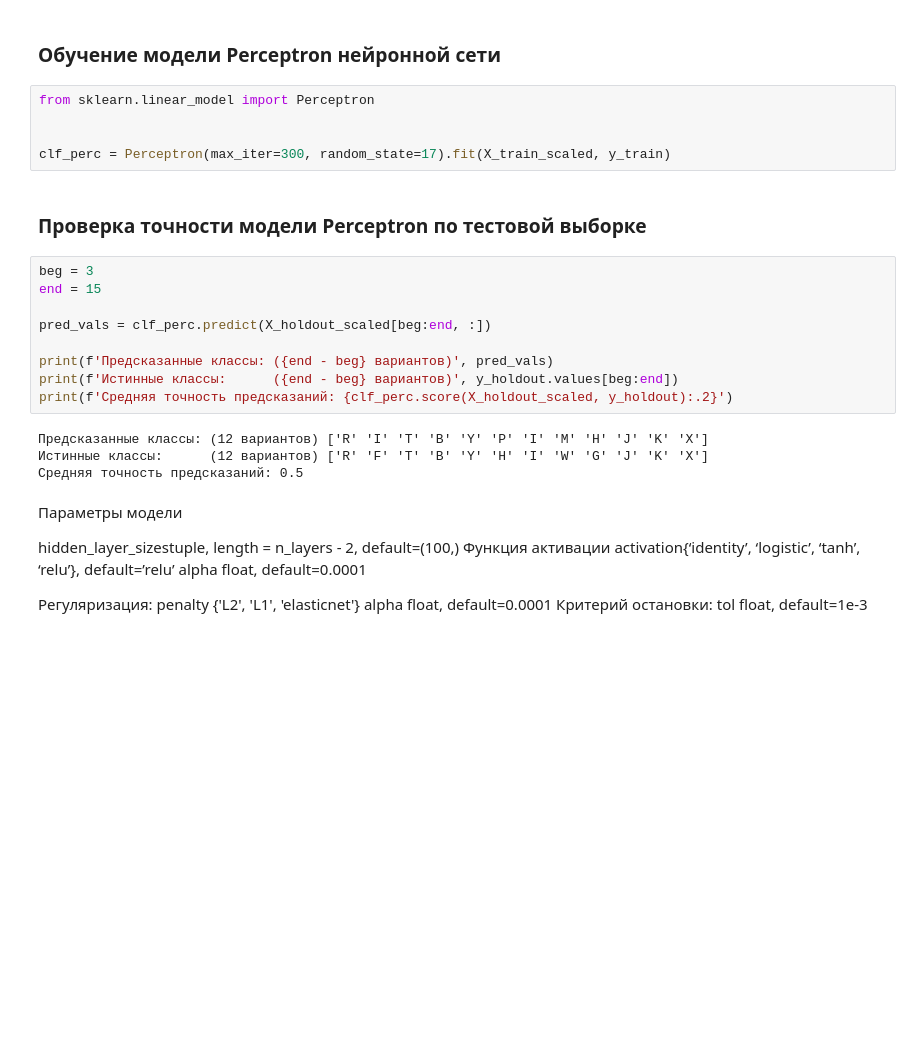
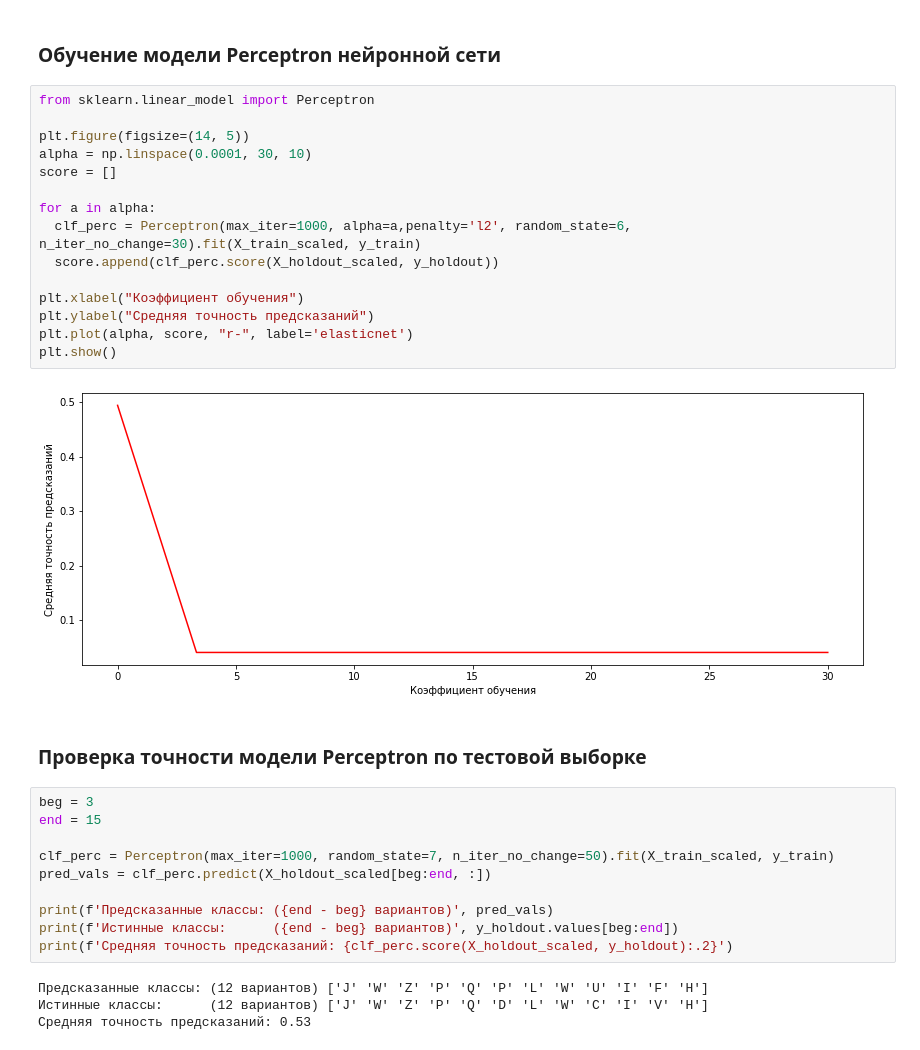
Before and after one commit to AlexyNat/ml, a Jupyter notebook: lab4.ipynb, the cells around one changed output. Saved outputs shown, nothing was run; the diff lists cells and outputs as text; blank space fills up the shorter version.

```diff
--- a/lab4.ipynb
+++ b/lab4.ipynb
@@ -68,34 +108,35 @@ print(f'Средняя точность предсказаний: {clf_mlp.score
 # %% [markdown]
 <h3>Обучение модели Perceptron нейронной сети</h3>
-# %%
-from sklearn.linear_model import Perceptron
-
-
-clf_perc = Perceptron(max_iter=300, random_state=17).fit(X_train_scaled, y_train)
+# %%
+from sklearn.linear_model import Perceptron
+
+plt.figure(figsize=(14, 5))
+alpha = np.linspace(0.0001, 30, 10)
+score = []
+
+for a in alpha:
+  clf_perc = Perceptron(max_iter=1000, alpha=a,penalty='l2', random_state=6, n_iter_no_change=30).fit(X_train_scaled, y_train)
+  score.append(clf_perc.score(X_holdout_scaled, y_holdout))
+
+plt.xlabel("Коэффициент обучения")
+plt.ylabel("Средняя точность предсказаний")
+plt.plot(alpha, score, "r-", label='elasticnet')
+plt.show()
+# %% [output]
+[figure, added]
 # %% [markdown]
 <h3>Проверка точности модели Perceptron по тестовой выборке</h3>
 # %%
 beg = 3
 end = 15
 
+clf_perc = Perceptron(max_iter=1000, random_state=7, n_iter_no_change=50).fit(X_train_scaled, y_train)
 pred_vals = clf_perc.predict(X_holdout_scaled[beg:end, :])
 
 print(f'Предсказанные классы: ({end - beg} вариантов)', pred_vals)
 print(f'Истинные классы:      ({end - beg} вариантов)', y_holdout.values[beg:end])
 print(f'Средняя точность предсказаний: {clf_perc.score(X_holdout_scaled, y_holdout):.2}')
 # %% [output]
-Предсказанные классы: (12 вариантов) ['R' 'I' 'T' 'B' 'Y' 'P' 'I' 'M' 'H' 'J' 'K' 'X']
-Истинные классы:      (12 вариантов) ['R' 'F' 'T' 'B' 'Y' 'H' 'I' 'W' 'G' 'J' 'K' 'X']
-Средняя точность предсказаний: 0.5
+Предсказанные классы: (12 вариантов) ['J' 'W' 'Z' 'P' 'Q' 'P' 'L' 'W' 'U' 'I' 'F' 'H']
+Истинные классы:      (12 вариантов) ['J' 'W' 'Z' 'P' 'Q' 'D' 'L' 'W' 'C' 'I' 'V' 'H']
+Средняя точность предсказаний: 0.53
-# %% [markdown]
-Параметры модели
-
-
-hidden_layer_sizestuple, length = n_layers - 2, default=(100,)
-Функция активации activation{‘identity’, ‘logistic’, ‘tanh’, ‘relu’}, default=’relu’
-alpha float, default=0.0001
-
-
-Регуляризация: penalty {'L2', 'L1', 'elasticnet'}
-alpha float, default=0.0001
-Критерий остановки: tol float, default=1e-3
```
Also changed, not shown: parts of 9 cells of this notebook.
